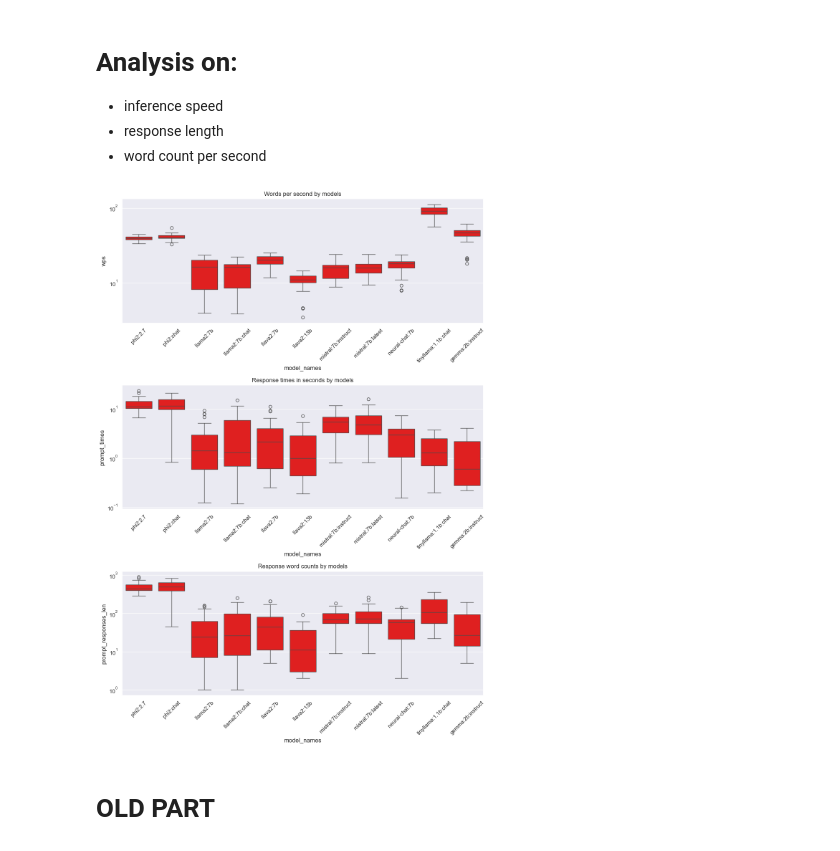
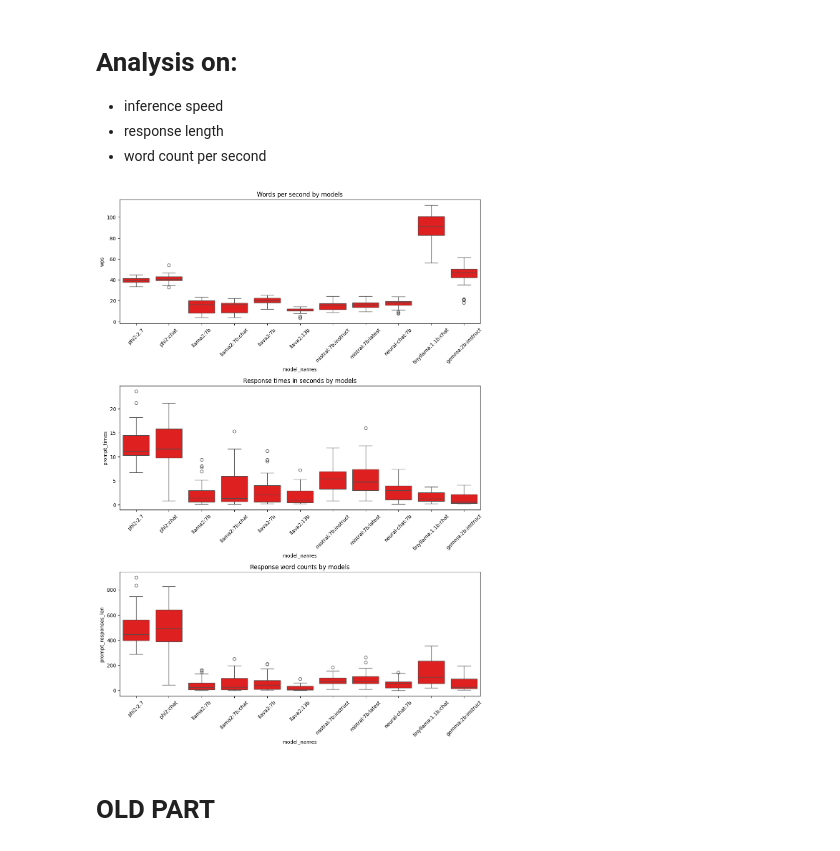
Before and after one commit to Efesasa0/llm-performance-test, a Jupyter notebook: performance_evals/ollama_demo.ipynb, the cells around one changed output. Cells and saved outputs as stored; diff of their text form; code cells hidden in the pictures.

Commit message:
prettified analysis plot

```diff
--- a/performance_evals/ollama_demo.ipynb
+++ b/performance_evals/ollama_demo.ipynb
@@ -102,35 +102,34 @@ gemma:2b:instruct mean statistics
 * inference speed
 * response length
 * word count per second
-# %%
-ENABLE_LOG_SCALE = True
-
-fig, ax = plt.subplots(3, 1 , figsize=(13,18))
-
-sns.boxplot(x='model_names', y='wps', data=df, ax=ax[0], color="red")
-ax[0].tick_params(rotation=45, axis="x")
-#ax[0].set_yscale('log')
-ax[0].set_title("Words per second by models")
-
-sns.boxplot(x='model_names', y='prompt_times', data=df, ax=ax[1], color="red")
-ax[1].tick_params(rotation=45, axis="x")
-#ax[1].set_yscale('log')
-ax[1].set_title("Response times in seconds by models")
-
-sns.boxplot(x='model_names', y='prompt_responses_len', data=df, ax=ax[2], color="red")
-ax[2].tick_params(rotation=45, axis="x")
-#ax[2].set_yscale('log')
-ax[2].set_title("Response word counts by models")
-
-if ENABLE_LOG_SCALE:
-    ax[0].set_yscale('log')
-    ax[1].set_yscale('log')
-    ax[2].set_yscale('log')
-
-plt.subplots_adjust(hspace=0.5)
-plt.show()
-# %% [output]
-[figure, removed]
+# %%
+import matplotlib.pyplot as plt
+import seaborn as sns
+
+ENABLE_LOG_SCALE = False
+fig, ax = plt.subplots(3, 1, figsize=(13, 18))
+
+# Data for each subplot
+plots_data = [
+    ('model_names', 'wps', "Words per second by models"),
+    ('model_names', 'prompt_times', "Response times in seconds by models"),
+    ('model_names', 'prompt_responses_len', "Response word counts by models")
+]
+
+# Iterate over each subplot and apply settings
+for idx, (x, y, title) in enumerate(plots_data):
+    sns.boxplot(x=x, y=y, data=df, ax=ax[idx], color="red")
+    ax[idx].tick_params(rotation=45, axis="x")
+    ax[idx].set_title(title)
+
+    # Apply log scale if enabled
+    if ENABLE_LOG_SCALE:
+        ax[idx].set_yscale('log')
+
+plt.subplots_adjust(hspace=0.5)
+plt.show()
+# %% [output]
+[figure, added]
 # %% [markdown]
 # OLD PART
 # %% [markdown]
```
Also changed, not shown: parts of 1 cell of this notebook.
